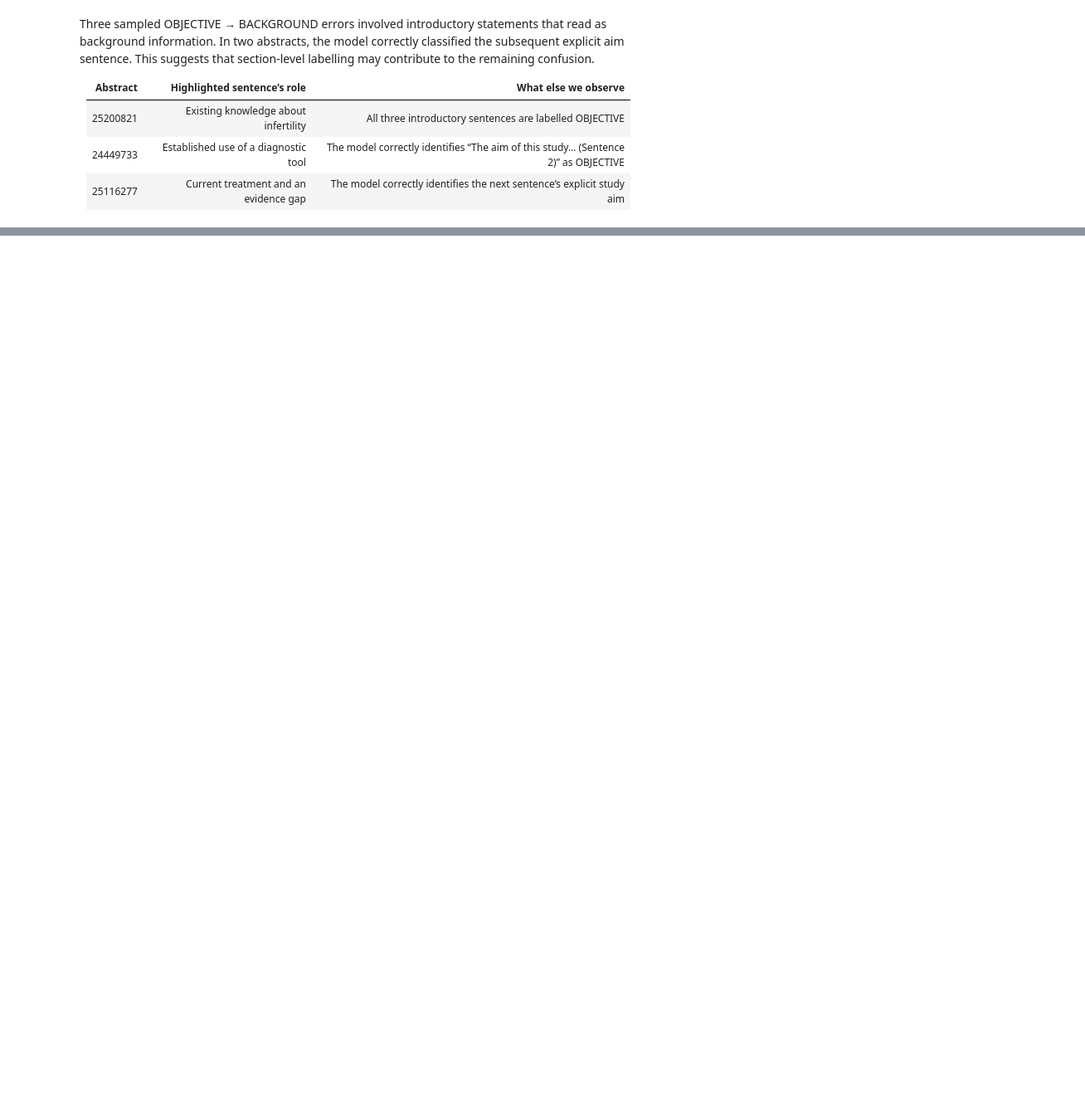
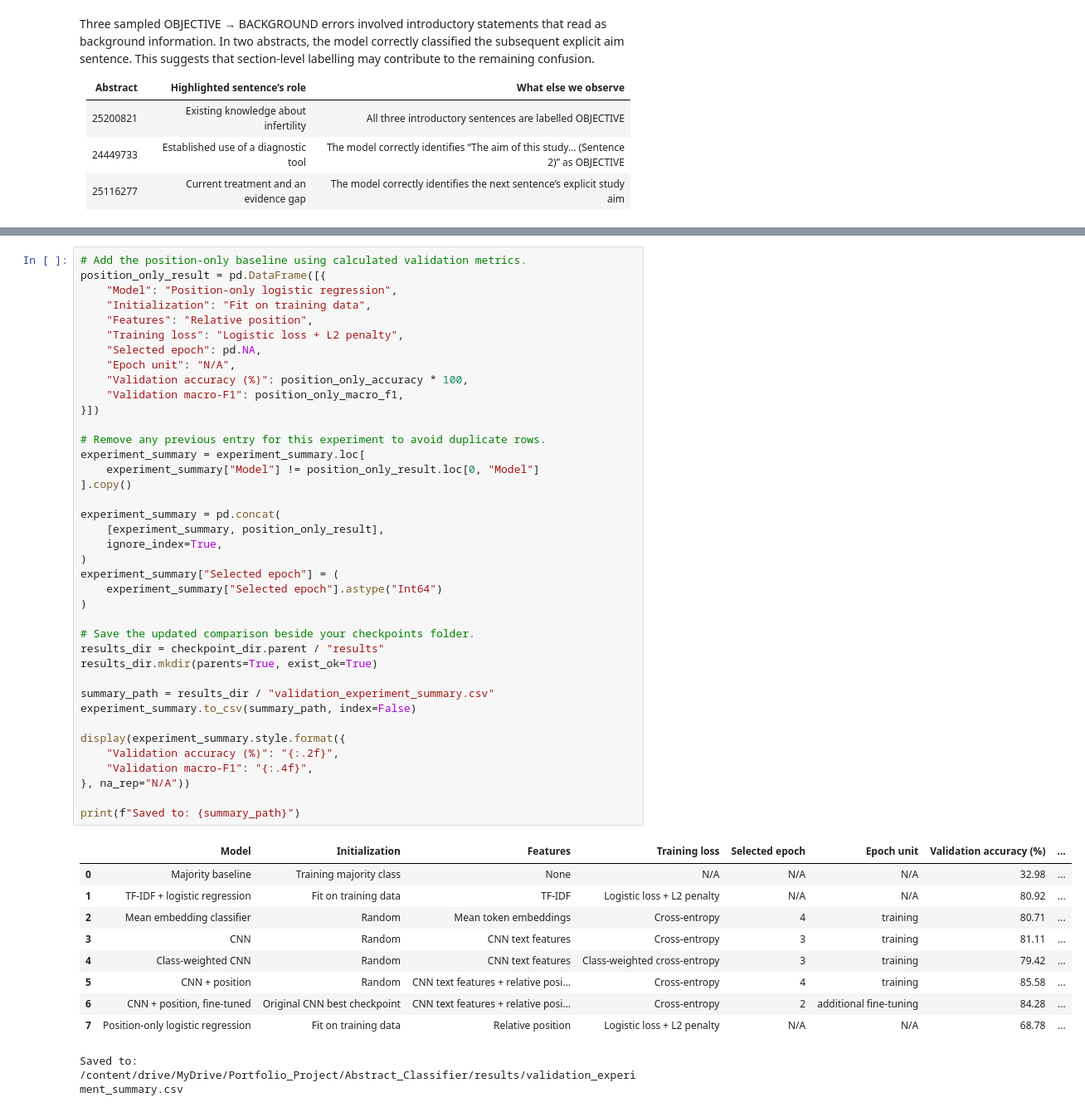
Before and after one commit to johramoosa/pubmed-abstract-classifier, a Jupyter notebook: 01_pubmed_rct_data_exploration.ipynb, the cells around one changed output, grey strips where cells are left out. Shown at 83% size. Cells and saved outputs as stored; diff of their text form; blank space fills up the shorter version.

```diff
--- a/01_pubmed_rct_data_exploration.ipynb
+++ b/01_pubmed_rct_data_exploration.ipynb
@@ -2638,0 +2903,50 @@ weighted avg      0.841     0.843     0.841     30212
+# %%
+# Add the position-only baseline using calculated validation metrics.
+position_only_result = pd.DataFrame([{
+    "Model": "Position-only logistic regression",
+    "Initialization": "Fit on training data",
+    "Features": "Relative position",
+    "Training loss": "Logistic loss + L2 penalty",
+    "Selected epoch": pd.NA,
+    "Epoch unit": "N/A",
+    "Validation accuracy (%)": position_only_accuracy * 100,
+    "Validation macro-F1": position_only_macro_f1,
+}])
+
+# Remove any previous entry for this experiment to avoid duplicate rows.
+experiment_summary = experiment_summary.loc[
+    experiment_summary["Model"] != position_only_result.loc[0, "Model"]
+].copy()
+
+experiment_summary = pd.concat(
+    [experiment_summary, position_only_result],
+    ignore_index=True,
+)
+experiment_summary["Selected epoch"] = (
+    experiment_summary["Selected epoch"].astype("Int64")
+)
+
+# Save the updated comparison beside your checkpoints folder.
+results_dir = checkpoint_dir.parent / "results"
+results_dir.mkdir(parents=True, exist_ok=True)
+
+summary_path = results_dir / "validation_experiment_summary.csv"
+experiment_summary.to_csv(summary_path, index=False)
+
+display(experiment_summary.style.format({
+    "Validation accuracy (%)": "{:.2f}",
+    "Validation macro-F1": "{:.4f}",
+}, na_rep="N/A"))
+
+print(f"Saved to: {summary_path}")
+# %% [output]
+|  | Model | Initialization | Features | Training loss | Selected epoch | Epoch unit | Validation accuracy (%) | ... |
+| 0 | Majority baseline | Training majority class | None | N/A | N/A | N/A | 32.98 | ... |
+| 1 | TF-IDF + logistic regression | Fit on training data | TF-IDF | Logistic loss + L2 penalty | N/A | N/A | 80.92 | ... |
+| 2 | Mean embedding classifier | Random | Mean token embeddings | Cross-entropy | 4 | training | 80.71 | ... |
+| 3 | CNN | Random | CNN text features | Cross-entropy | 3 | training | 81.11 | ... |
+| 4 | Class-weighted CNN | Random | CNN text features | Class-weighted cross-entropy | 3 | training | 79.42 | ... |
+| 5 | CNN + position | Random | CNN text features + relative posi... | Cross-entropy | 4 | training | 85.58 | ... |
+| 6 | CNN + position, fine-tuned | Original CNN best checkpoint | CNN text features + relative posi... | Cross-entropy | 2 | additional fine-tuning | 84.28 | ... |
+| 7 | Position-only logistic regression | Fit on training data | Relative position | Logistic loss + L2 penalty | N/A | N/A | 68.78 | ... |
+Saved to: /content/drive/MyDrive/Portfolio_Project/Abstract_Classifier/results/validation_experiment_summary.csv
```
Also changed, not shown: parts of 82 cells of this notebook.
